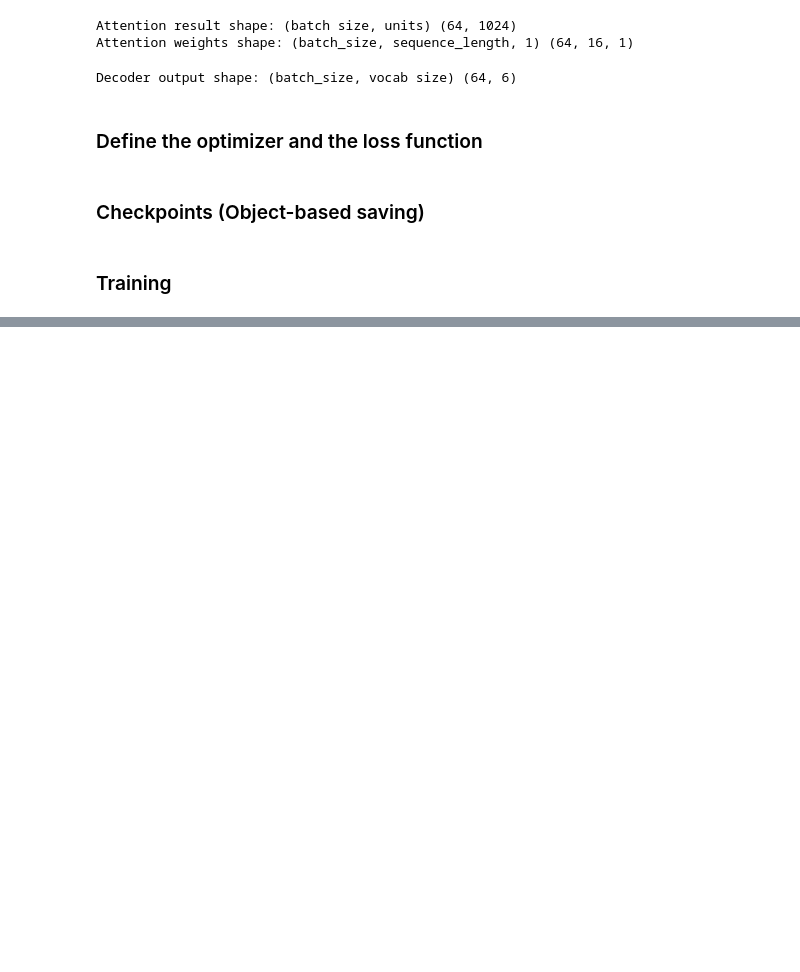
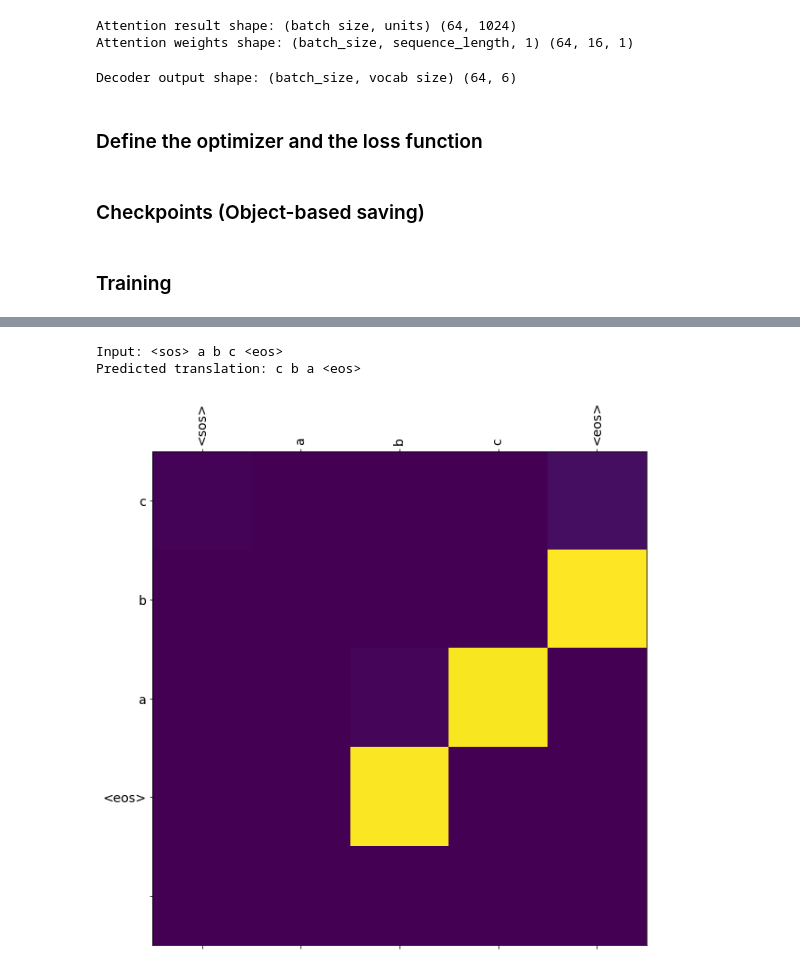
Before and after one commit to vasiliyeskin/differentiating_deep_neural_network, a Jupyter notebook: Differentiating_DNN.ipynb, the cells around one changed output, grey strips where cells are left out. Saved outputs shown, nothing was run; the diff lists cells and outputs as text; code cells hidden in the pictures; blank space fills up the shorter version.

```diff
--- a/Differentiating_DNN.ipynb
+++ b/Differentiating_DNN.ipynb
@@ -377,0 +474,6 @@ KeyError: ignored
+# %%
+translate('a b c')
+# %% [output]
+Input: <sos> a b c <eos>
+Predicted translation: c b a <eos>
+[figure, added]
```
Also changed, not shown: parts of 11 cells of this notebook.
